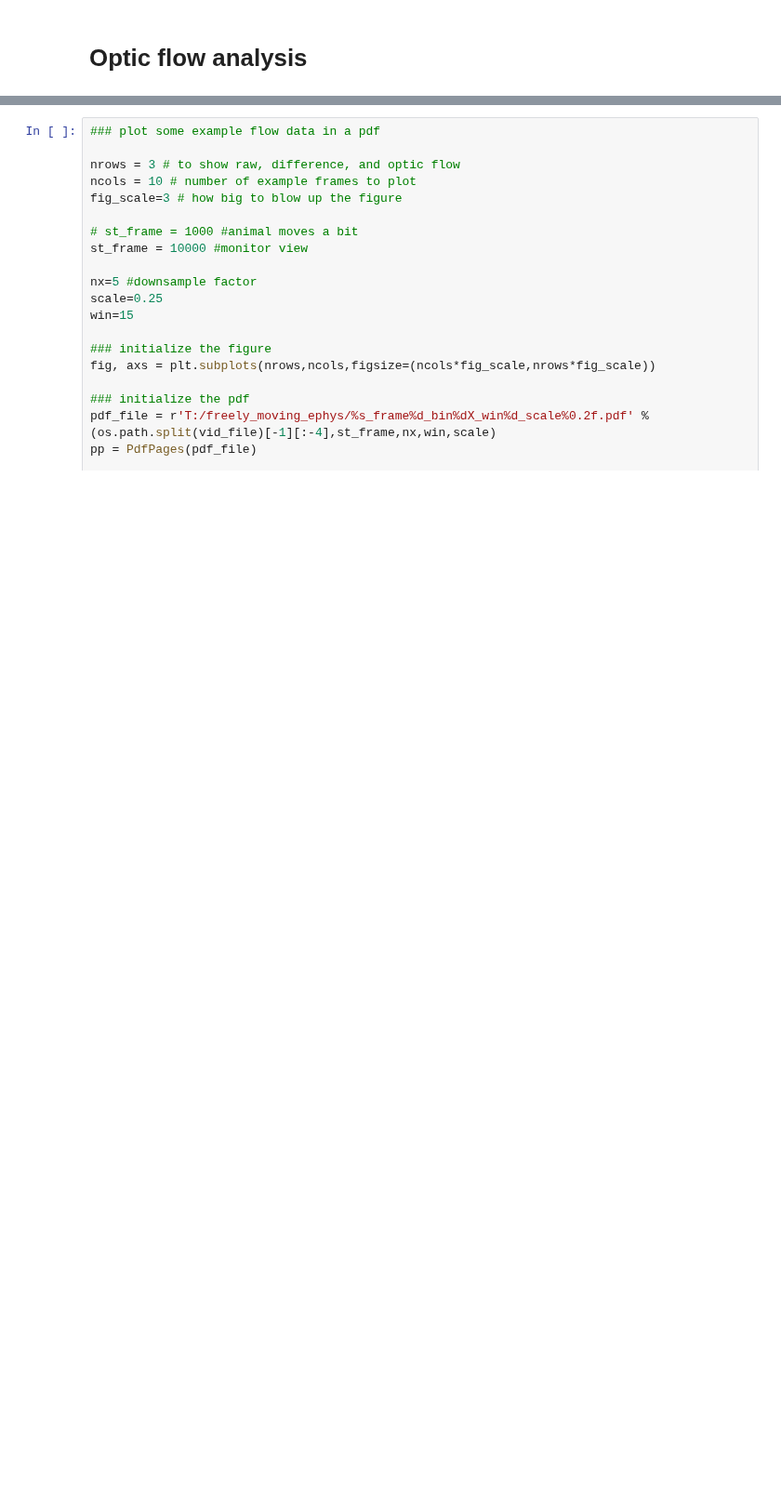
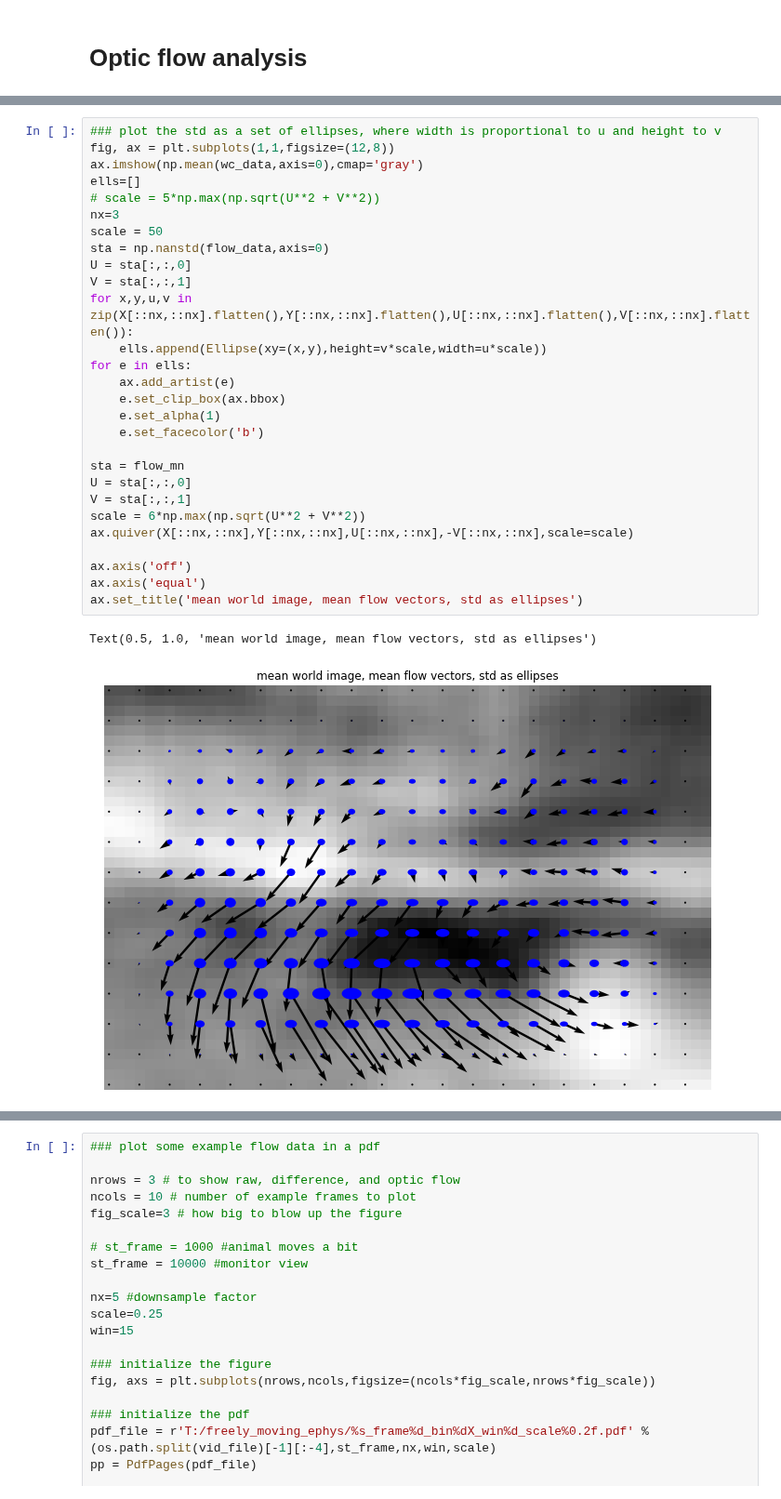
Before and after one commit to nielllab/FreelyMovingEphys, a Jupyter notebook: project_analysis/ephys/phil_group_ephys_analysis.ipynb, the cells around one changed output, grey strips where cells are left out. Shown at 93% size. Drawn from its saved outputs; the diff is of its cells as text; blank space fills up the shorter version.

```diff
--- a/project_analysis/ephys/phil_group_ephys_analysis.ipynb
+++ b/project_analysis/ephys/phil_group_ephys_analysis.ipynb
@@ -36,0 +250,31 @@ plt.show()
+# %%
+### plot the std as a set of ellipses, where width is proportional to u and height to v
+fig, ax = plt.subplots(1,1,figsize=(12,8))
+ax.imshow(np.mean(wc_data,axis=0),cmap='gray')
+ells=[]
+# scale = 5*np.max(np.sqrt(U**2 + V**2))
+nx=3
+scale = 50
+sta = np.nanstd(flow_data,axis=0)
+U = sta[:,:,0]
+V = sta[:,:,1]
+for x,y,u,v in zip(X[::nx,::nx].flatten(),Y[::nx,::nx].flatten(),U[::nx,::nx].flatten(),V[::nx,::nx].flatten()):
+    ells.append(Ellipse(xy=(x,y),height=v*scale,width=u*scale))
+for e in ells:
+    ax.add_artist(e)
+    e.set_clip_box(ax.bbox)
+    e.set_alpha(1)
+    e.set_facecolor('b')
+
+sta = flow_mn
+U = sta[:,:,0]
+V = sta[:,:,1]
+scale = 6*np.max(np.sqrt(U**2 + V**2))
+ax.quiver(X[::nx,::nx],Y[::nx,::nx],U[::nx,::nx],-V[::nx,::nx],scale=scale)
+
+ax.axis('off')
+ax.axis('equal')
+ax.set_title('mean world image, mean flow vectors, std as ellipses')
+# %% [output]
+Text(0.5, 1.0, 'mean world image, mean flow vectors, std as ellipses')
+[figure, added]
```
Also changed, not shown: parts of 31 cells of this notebook, 1 other file.
